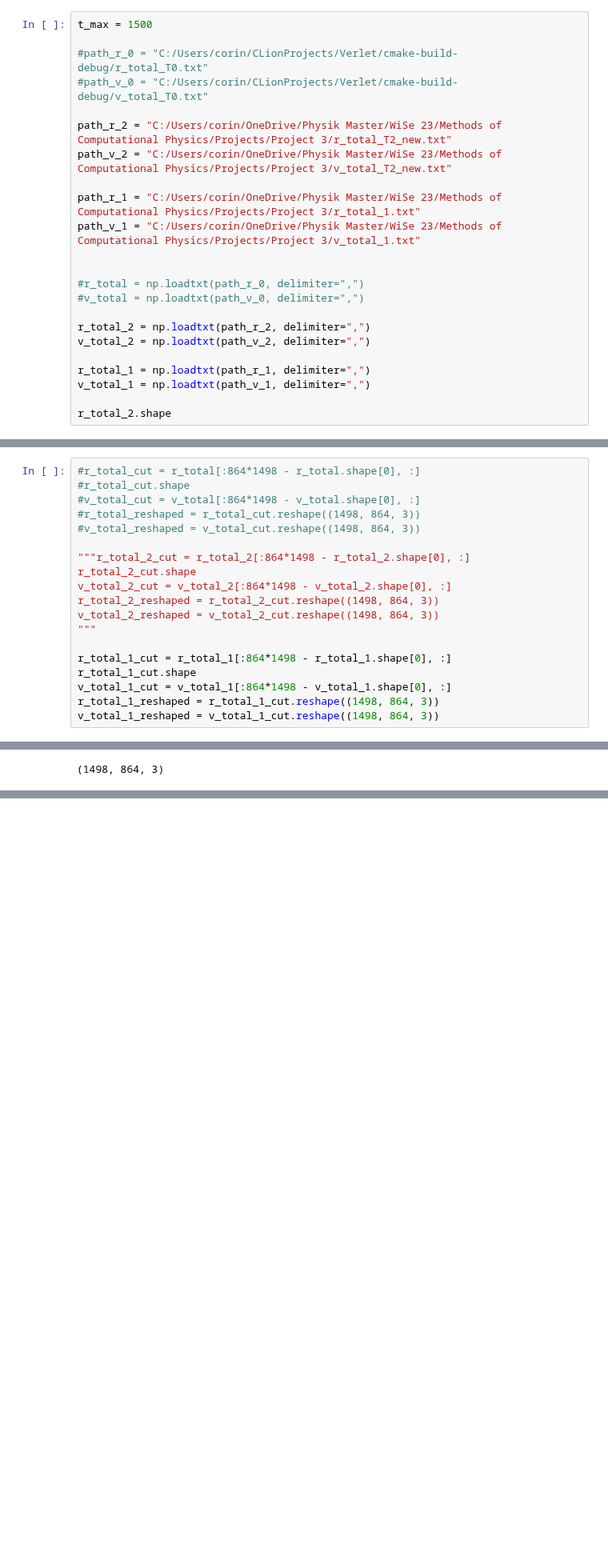
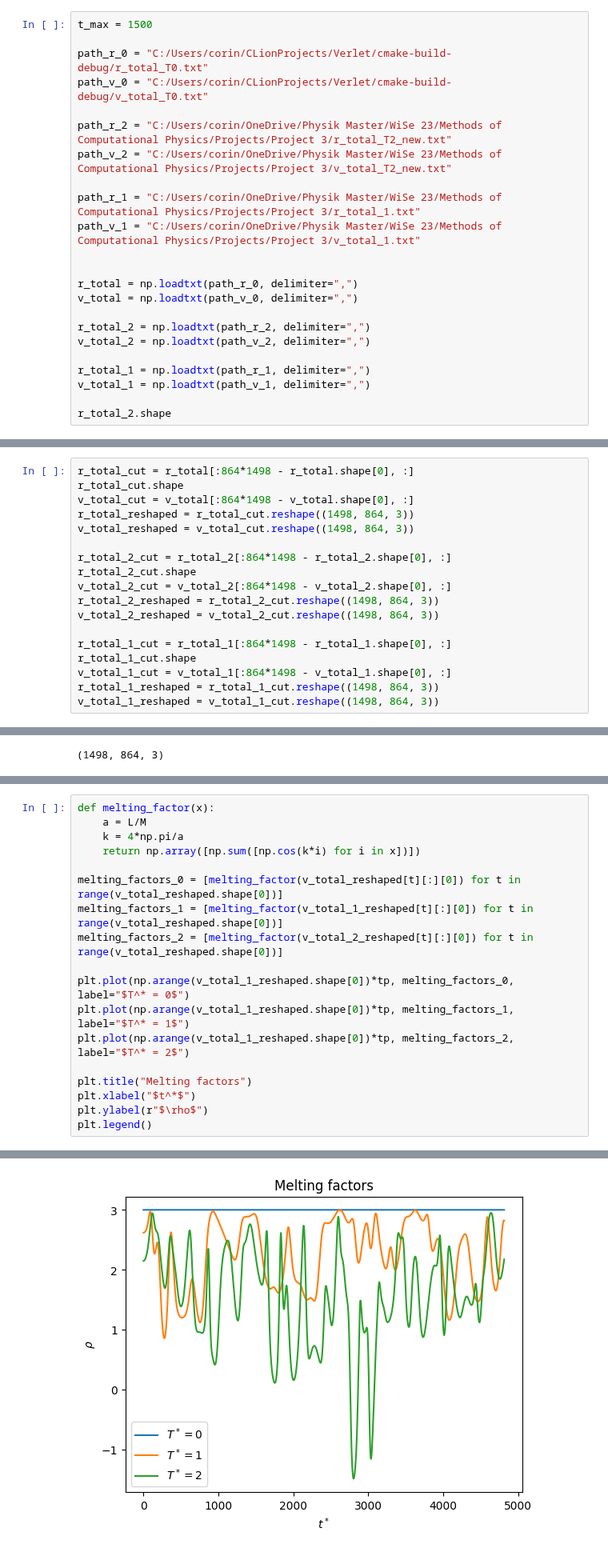
Before and after one commit to corinnawegner/Computational-physics, a Jupyter notebook: Project 3/Problem 1.ipynb, the cells around one changed output, grey strips where cells are left out. Shown at 80% size. Cells and saved outputs as stored; diff of their text form; blank space fills up the shorter version.

Commit message:
Melting factors

```diff
--- a/Project 3/Problem 1.ipynb
+++ b/Project 3/Problem 1.ipynb
@@ -89,8 +87,8 @@ v_0: Initial velocities of the system particles
 # %%
 t_max = 1500
 
-#path_r_0 = "C:/Users/corin/CLionProjects/Verlet/cmake-build-debug/r_total_T0.txt"
-#path_v_0 = "C:/Users/corin/CLionProjects/Verlet/cmake-build-debug/v_total_T0.txt"
+path_r_0 = "C:/Users/corin/CLionProjects/Verlet/cmake-build-debug/r_total_T0.txt"
+path_v_0 = "C:/Users/corin/CLionProjects/Verlet/cmake-build-debug/v_total_T0.txt"
 
 path_r_2 = "C:/Users/corin/OneDrive/Physik Master/WiSe 23/Methods of Computational Physics/Projects/Project 3/r_total_T2_new.txt"
 path_v_2 = "C:/Users/corin/OneDrive/Physik Master/WiSe 23/Methods of Computational Physics/Projects/Project 3/v_total_T2_new.txt"
@@ -99,8 +97,8 @@ path_r_1 = "C:/Users/corin/OneDrive/Physik Master/WiSe 23/Methods of Computation
 path_v_1 = "C:/Users/corin/OneDrive/Physik Master/WiSe 23/Methods of Computational Physics/Projects/Project 3/v_total_1.txt"
 
 
-#r_total = np.loadtxt(path_r_0, delimiter=",")
-#v_total = np.loadtxt(path_v_0, delimiter=",")
+r_total = np.loadtxt(path_r_0, delimiter=",")
+v_total = np.loadtxt(path_v_0, delimiter=",")
 
 r_total_2 = np.loadtxt(path_r_2, delimiter=",")
 v_total_2 = np.loadtxt(path_v_2, delimiter=",")
@@ -112,18 +110,17 @@ r_total_2.shape
 # %% [output]
 (1295045, 3)
 # %%
-#r_total_cut = r_total[:864*1498 - r_total.shape[0], :]
-#r_total_cut.shape
-#v_total_cut = v_total[:864*1498 - v_total.shape[0], :]
-#r_total_reshaped = r_total_cut.reshape((1498, 864, 3))
-#v_total_reshaped = v_total_cut.reshape((1498, 864, 3))
+r_total_cut = r_total[:864*1498 - r_total.shape[0], :]
+r_total_cut.shape
+v_total_cut = v_total[:864*1498 - v_total.shape[0], :]
+r_total_reshaped = r_total_cut.reshape((1498, 864, 3))
+v_total_reshaped = v_total_cut.reshape((1498, 864, 3))
 
-"""r_total_2_cut = r_total_2[:864*1498 - r_total_2.shape[0], :]
+r_total_2_cut = r_total_2[:864*1498 - r_total_2.shape[0], :]
 r_total_2_cut.shape
 v_total_2_cut = v_total_2[:864*1498 - v_total_2.shape[0], :]
 r_total_2_reshaped = r_total_2_cut.reshape((1498, 864, 3))
 v_total_2_reshaped = v_total_2_cut.reshape((1498, 864, 3))
-"""
 
 r_total_1_cut = r_total_1[:864*1498 - r_total_1.shape[0], :]
 r_total_1_cut.shape
@@ -215,3 +212,22 @@ plt.ylabel("$T^*$")
 # %% [output]
 Text(0, 0.5, '$T^*$')
 [figure]
+# %%
+def melting_factor(x):
+    a = L/M
+    k = 4*np.pi/a
+    return np.array([np.sum([np.cos(k*i) for i in x])])
+
+melting_factors_0 = [melting_factor(v_total_reshaped[t][:][0]) for t in range(v_total_reshaped.shape[0])]
+melting_factors_1 = [melting_factor(v_total_1_reshaped[t][:][0]) for t in range(v_total_reshaped.shape[0])]
+melting_factors_2 = [melting_factor(v_total_2_reshaped[t][:][0]) for t in range(v_total_reshaped.shape[0])]
+
+plt.plot(np.arange(v_total_1_reshaped.shape[0])*tp, melting_factors_0, label="$T^* = 0$")
+plt.plot(np.arange(v_total_1_reshaped.shape[0])*tp, melting_factors_1, label="$T^* = 1$")
+plt.plot(np.arange(v_total_1_reshaped.shape[0])*tp, melting_factors_2, label="$T^* = 2$")
+
+plt.title("Melting factors")
+plt.xlabel("$t^*$")
+plt.ylabel(r"$\rho$")
+plt.legend()
+# %% [output]
@@ -217,0 +235 @@ Text(0, 0.5, '$T^*$')
+[figure, added]
```
Also changed, not shown: parts of 3 cells of this notebook.
